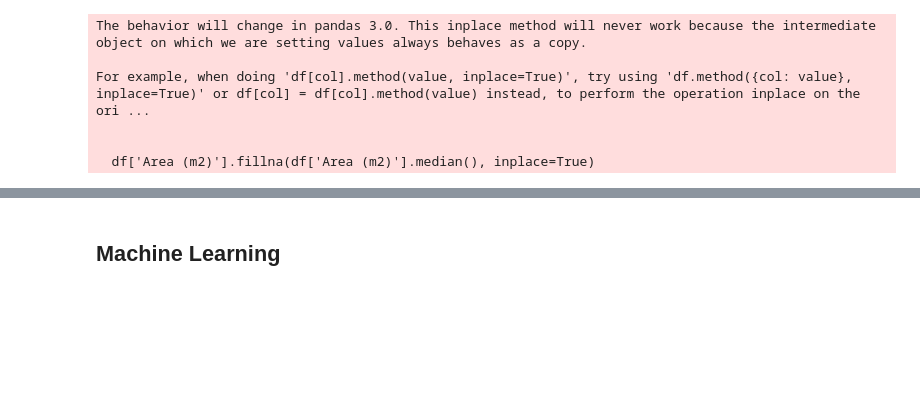
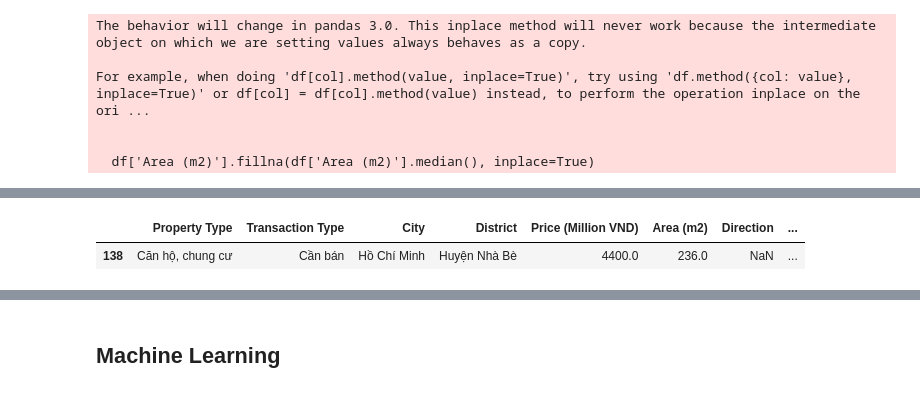
Before and after one commit to MonkeyNerdCoding/Vietnam-House-Price-Prediction, a Jupyter notebook: House_pricing_HCM.ipynb, the cells around one changed output, grey strips where cells are left out. Drawn from its saved outputs; the diff is of its cells as text; code cells hidden in the pictures; blank space fills up the shorter version.

```diff
--- a/House_pricing_HCM.ipynb
+++ b/House_pricing_HCM.ipynb
@@ -374,2 +240,0 @@ Name: count, dtype: int64
-# %%
-df['Legal status'].fillna('Sale contract', inplace=True)
@@ -394,2 +240,0 @@ df['Furniture state'].isnull().sum()
-# %%
-df['Furniture state'].fillna('Unfurnished', inplace=True)
@@ -433,0 +241,2 @@ df.to_csv(r'Complete_dataset/Complete_dataset_VietNam_house_pricing.csv')
+# %%
+df['Rooms'].fillna(df['Rooms'].mode()[0], inplace=True)
@@ -433,0 +262,2 @@ df.to_csv(r'Complete_dataset/Complete_dataset_VietNam_house_pricing.csv')
+# %%
+df.drop(df[(df['Rooms'] == 7) & (df['Area (m2)'] == 68.0)].index, inplace=True)
@@ -433,0 +280,5 @@ df.to_csv(r'Complete_dataset/Complete_dataset_VietNam_house_pricing.csv')
+# %%
+df[df['Rooms'] == 6]
+# %% [output]
+|  | Property Type | Transaction Type | City | District | Price (Million VND) | Area (m2) | Direction | ... |
+| 138 | Căn hộ, chung cư | Cần bán | Hồ Chí Minh | Huyện Nhà Bè | 4400.0 | 236.0 | NaN | ... |
```
Also changed, not shown: parts of 61 cells of this notebook, 3 other files.
